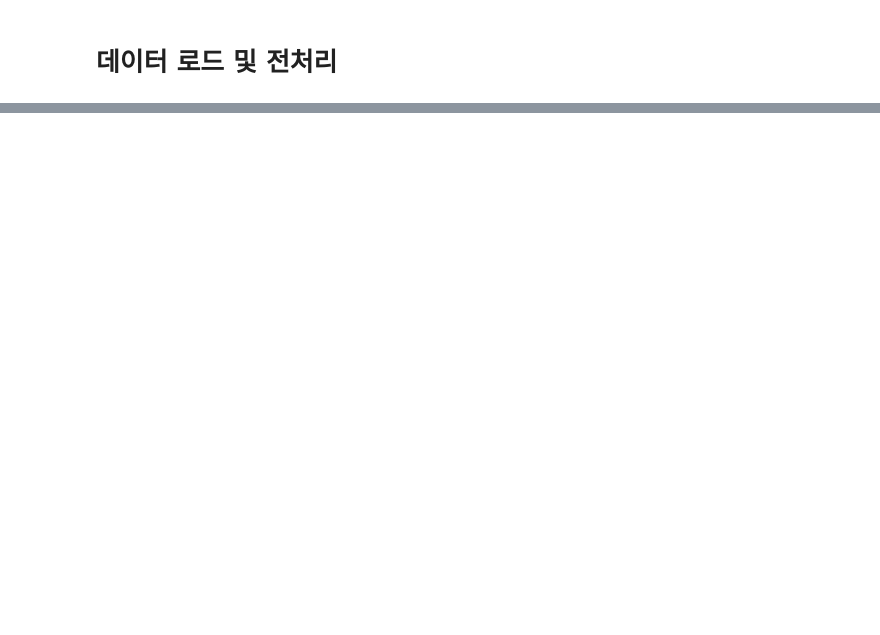
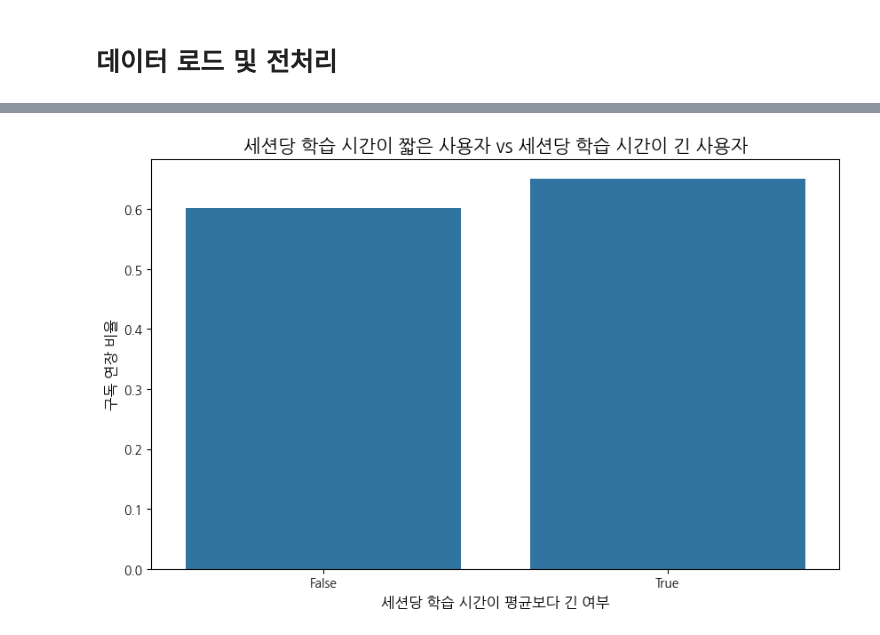
Before and after one commit to jweom62/WASSUP4, a Jupyter notebook: 05_Data_Analysis/DA_Mini_Project.ipynb, the cells around one changed output, grey strips where cells are left out. Saved outputs shown, nothing was run; the diff lists cells and outputs as text; code cells hidden in the pictures; blank space fills up the shorter version.

```diff
--- a/05_Data_Analysis/DA_Mini_Project.ipynb
+++ b/05_Data_Analysis/DA_Mini_Project.ipynb
@@ -137,0 +348,14 @@ all_data.tail(10)
+# %%
+#각 학습 세션 소요 시간 기준으로 구독 여부 분석
+long_edutime = df['average_time_per_learning_session'] > df['average_time_per_learning_session'].mean()
+long_edutime_target = df.groupby(long_edutime)['target'].mean()
+
+# 시각화
+plt.figure(figsize=(10, 6))
+sns.barplot(x=long_edutime_target.index, y=long_edutime_target.values)
+plt.title('세션당 학습 시간이 짧은 사용자 vs 세션당 학습 시간이 긴 사용자', fontsize=15)  # 제목 한글
+plt.xlabel('세션당 학습 시간이 평균보다 긴 여부', fontsize=12)  # x축 라벨 한글
+plt.ylabel('구독 연장 비율', fontsize=12)  # y축 라벨 한글
+plt.show()
+# %% [output]
+[figure, added]
```
Also changed, not shown: parts of 44 cells of this notebook, 4 other files.
